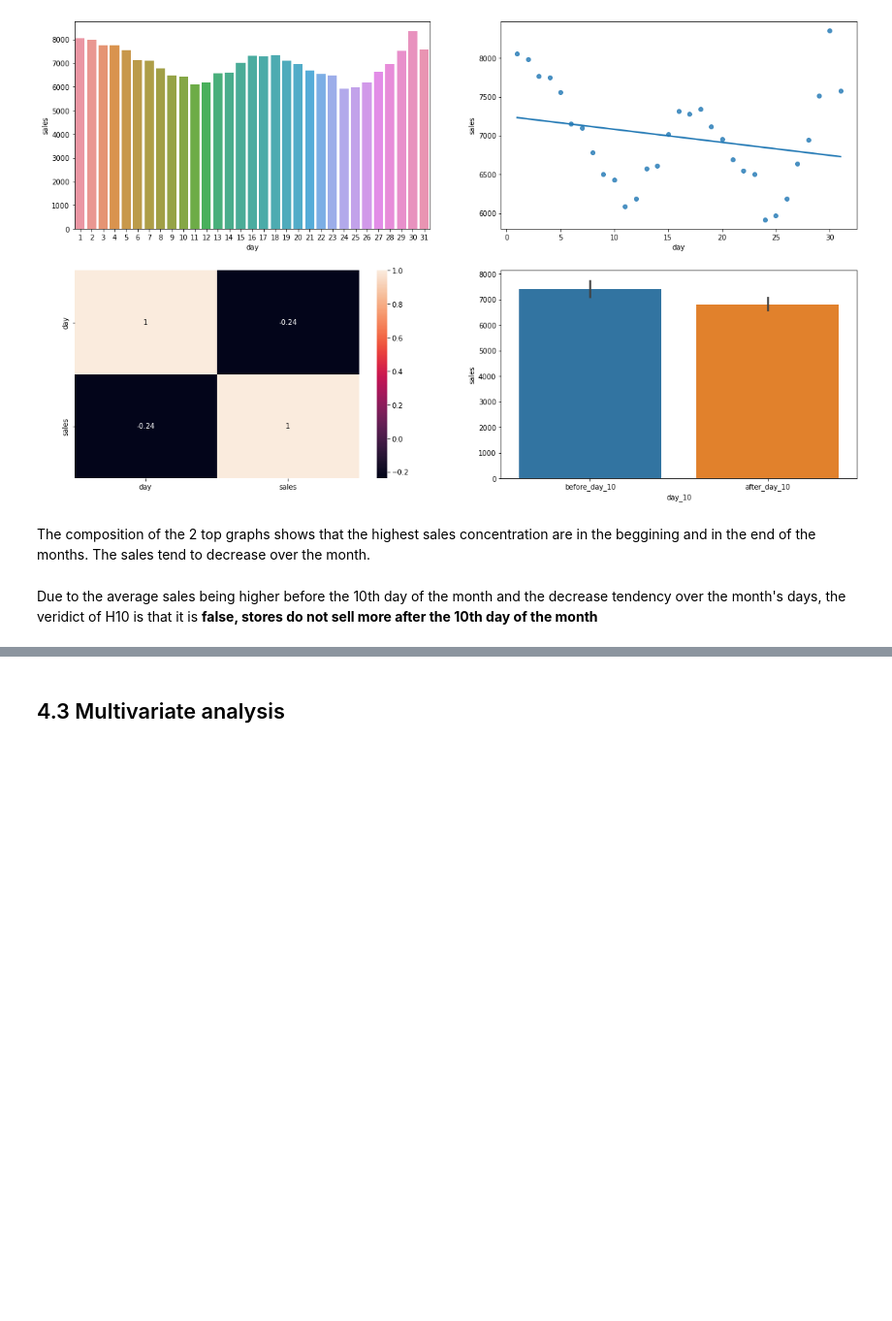
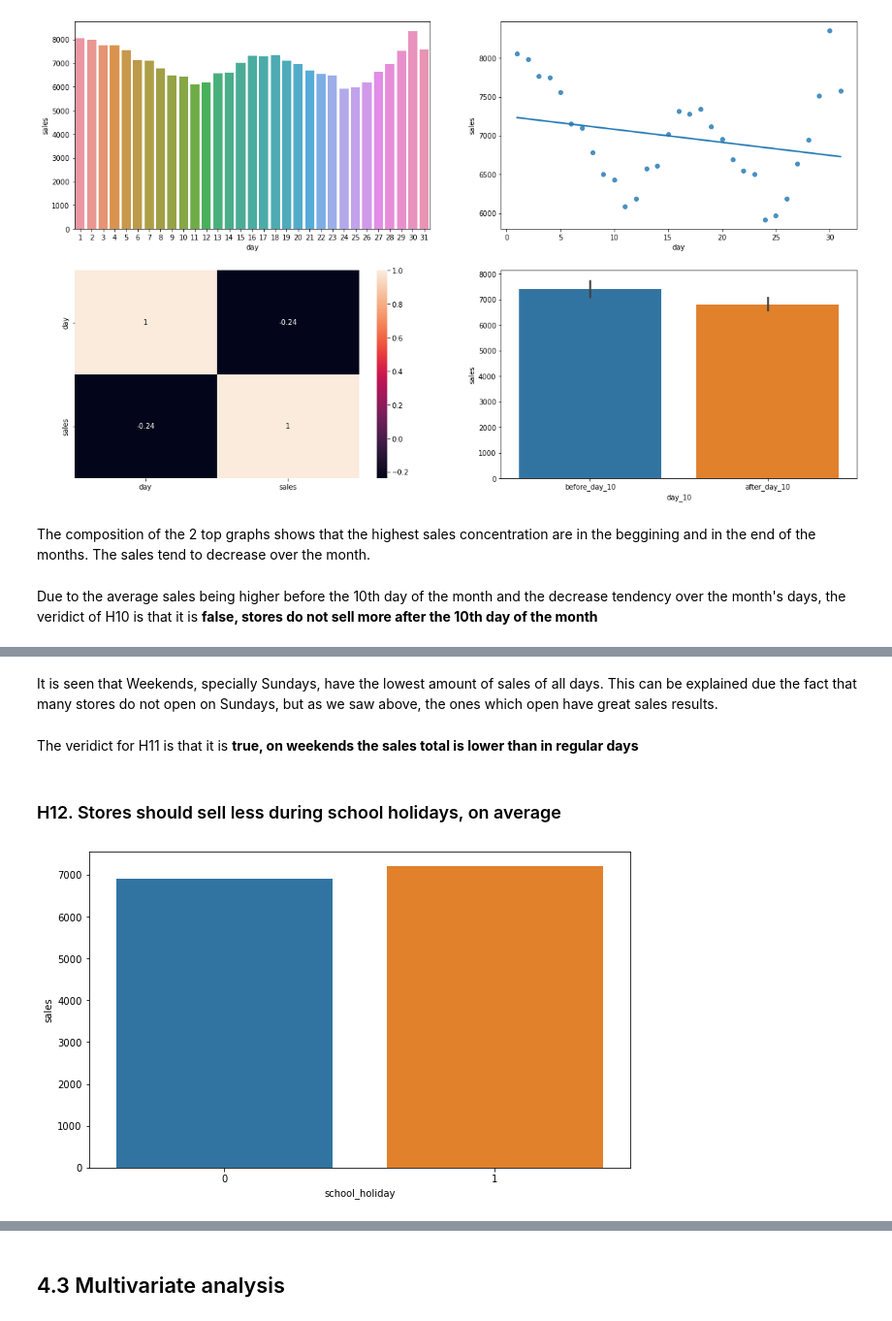
Before and after one commit to diegodinizf/Rossman-Sales, a Jupyter notebook: rossmann-sales-notebook.ipynb, the cells around one changed output, grey strips where cells are left out. Shown at 97% size. Drawn from its saved outputs; the diff is of its cells as text; code cells hidden in the pictures; blank space fills up the shorter version.

```diff
--- a/rossmann-sales-notebook.ipynb
+++ b/rossmann-sales-notebook.ipynb
@@ -648,0 +675,13 @@ Due to the average sales being higher before the 10th day of the month and the d
+# %% [markdown]
+It is seen that Weekends, specially Sundays, have the lowest amount of sales of all days. This can be explained due the fact that many stores do not open on Sundays, but as we saw above, the ones which open have great sales results.
+# %% [markdown]
+The veridict for H11 is that it is **true, on weekends the sales total is lower than in regular days**
+# %% [markdown]
+### H12. Stores should sell less during school holidays, on average
+# %%
+aux1 = df4[['school_holiday','sales']].groupby('school_holiday').mean().reset_index()
+
+plt.figure(figsize=(10,6))
+sns.barplot(data=aux1, x='school_holiday', y='sales');
+# %% [output]
+[figure, added]
```
Also changed, not shown: parts of 9 cells of this notebook.
